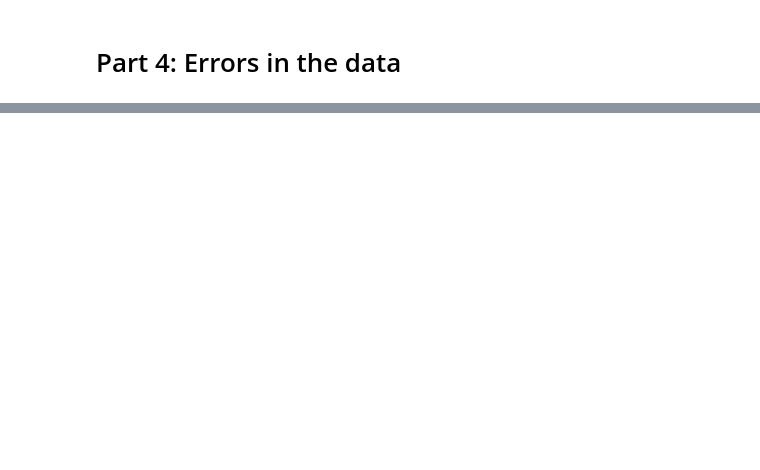
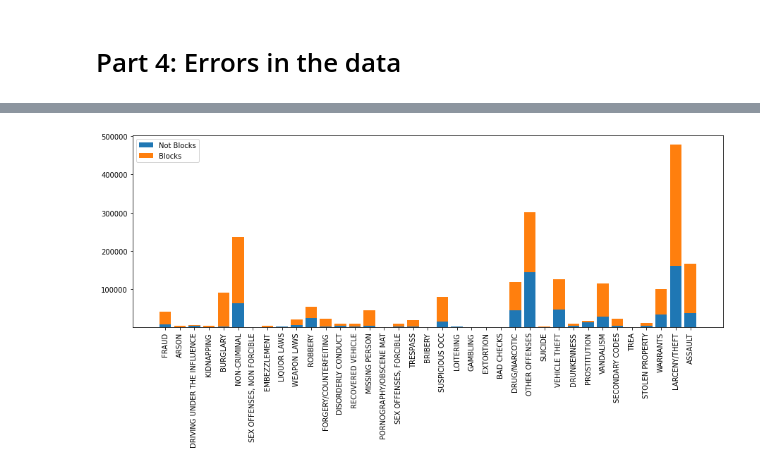
Before and after one commit to frejasarfelt/socialdata2024, a Jupyter notebook: assignments/Assignment1.ipynb, the cells around one changed output, grey strips where cells are left out. Cells and saved outputs as stored; diff of their text form; code cells hidden in the pictures; blank space fills up the shorter version.

```diff
--- a/assignments/Assignment1.ipynb
+++ b/assignments/Assignment1.ipynb
@@ -243,0 +372,30 @@ Before, the map was plotted with a color range between the minimum and maximum t
+# %%
+# Create datasets containing addresses with blocks and without blocks
+not_blocks = data[~data['Address'].str.contains('Block')]
+blocks = data[data['Address'].str.contains('Block')]
+
+# Calculate category counts for not_blocks and blocks datasets
+not_blocks_counts = not_blocks['Category'].value_counts()
+blocks_counts = blocks['Category'].value_counts()
+
+# Get unique categories from both datasets
+categories = list(set(list(not_blocks_counts.index) + list(blocks_counts.index)))
+
+# Initialize dictionaries to store counts for each category
+not_blocks_category_counts = {cat: not_blocks_counts.get(cat, 0) for cat in categories}
+blocks_category_counts = {cat: blocks_counts.get(cat, 0) for cat in categories}
+
+# Plotting
+plt.figure(figsize=(15, 5))
+
+# Plot not_blocks counts
+plt.bar(categories, list(not_blocks_category_counts.values()), label='Not Blocks')
+
+# Plot blocks counts stacked on top
+plt.bar(categories, list(blocks_category_counts.values()), bottom=list(not_blocks_category_counts.values()), label='Blocks')
+
+plt.xticks(rotation=90)
+plt.legend()
+plt.show()
+# %% [output]
+[figure, added]
```
Also changed, not shown: parts of 36 cells of this notebook.
